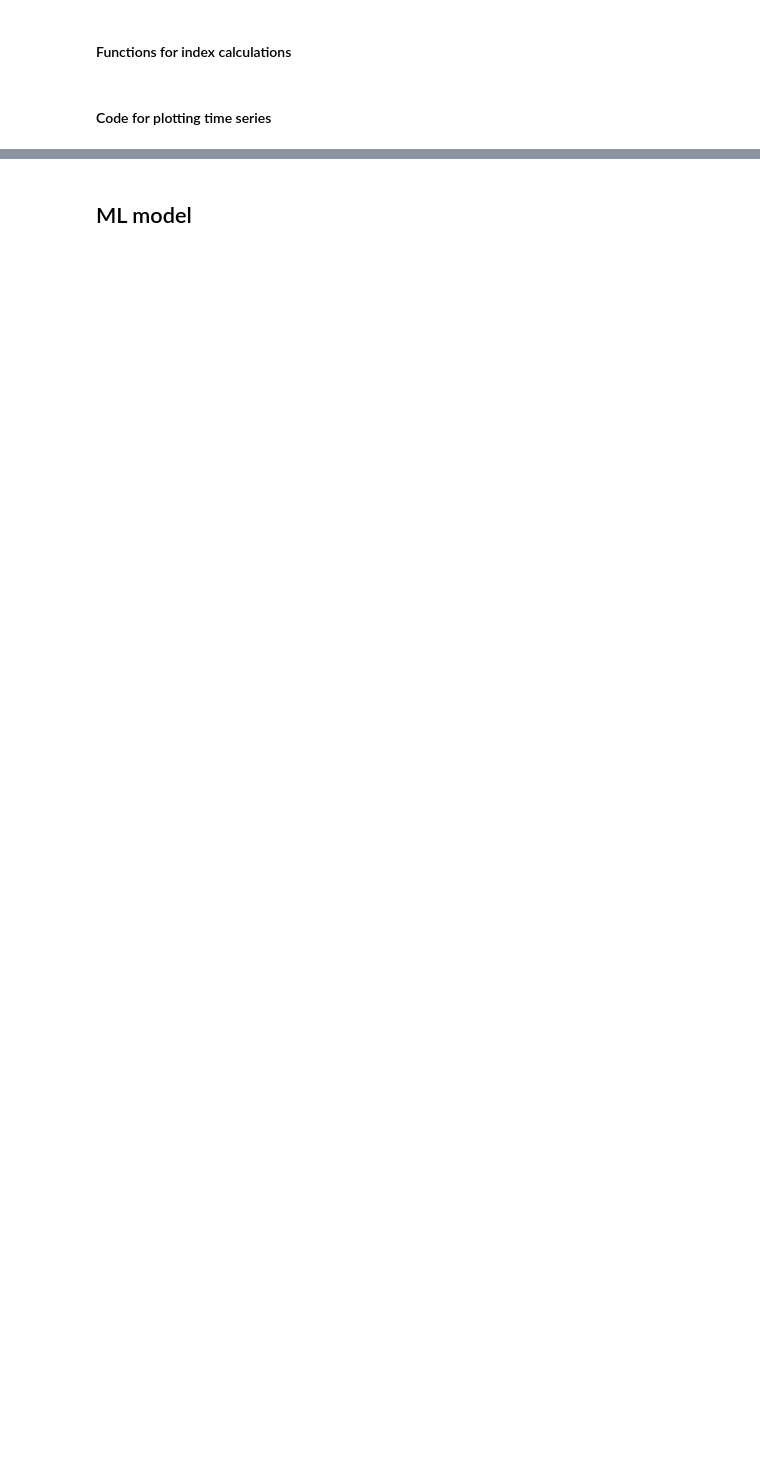
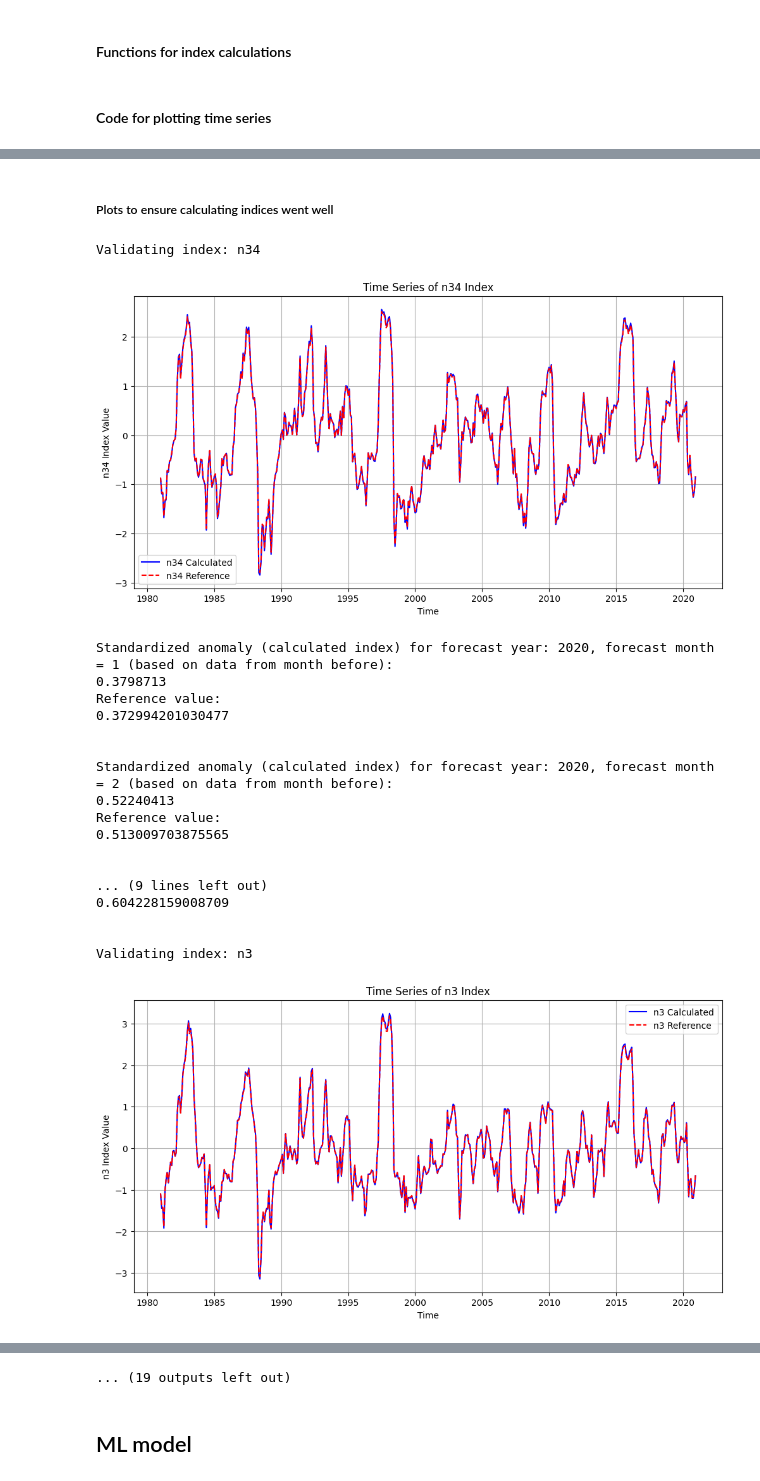
Before and after one commit to SeasonalForecastingEngine/CONFER-WP3, a Jupyter notebook: notebooks/lasso_fcst_validation.ipynb, the cells around one changed output, grey strips where cells are left out. Saved outputs shown, nothing was run; the diff lists cells and outputs as text; code cells hidden in the pictures; blank space fills up the shorter version.

Commit message:
modified:   notebooks/lasso_fcst_example.ipynb 	modified:   notebooks/lasso_fcst_validation.ipynb 	modified:   src/confer_wp3/lasso_forecast.py 	modified:   src/confer_wp3/validation.py

```diff
--- a/notebooks/lasso_fcst_validation.ipynb
+++ b/notebooks/lasso_fcst_validation.ipynb
@@ -901,20 +335,0 @@ for month in range(1, 3):
-# %%
-time_series_dmi_diff1_df = prepare_time_series_data(sst_data, "dmi", period_clm, period_train, months, diff1 = True)
-
-# Reference values for index dmi_diff1
-dmi_diff1_index_reference = pd.read_csv(f"{filepath_indices}dmi_diff1_full.csv")
-time_series_dmi_diff1_reference_df = process_reference_index(dmi_diff1_index_reference, period_train)
-
-# Merge and plot dataframes
-merged_df = pd.merge(time_series_wpg_df, time_series_wpg_reference_df, on=['year', 'month'], suffixes=('_calculated', '_reference'))
-plot_time_series(merged_df, "dmi_diff1", comparison = True)
-
-for month in range(1, 3):
-    print(f"Standardized anomaly (calculated index) for forecast year: {forecast_year}, forecast month = {month} (based on data from month before):")
-    print(standardize_index_diff1(sst_data, "dmi", period_clm, year_fcst=forecast_year, month_init=month, before = True).sst.values)
-    print(f"Reference value:")
-    if month == 1:
-        print(dmi_diff1_index_reference[(dmi_diff1_index_reference["year"] == forecast_year-1) & (dmi_diff1_index_reference["month"] == 12)].fl.values[0])
-    else:
-        print(dmi_diff1_index_reference[(dmi_diff1_index_reference["year"] == forecast_year) & (dmi_diff1_index_reference["month"] == month-1)].fl.values[0])
-    print("\n")
@@ -920,0 +415,54 @@ for month in range(1, 3):
+# %% [markdown]
+##### Plots to ensure calculating indices went well
+# %%
+for index in era5_indices.columns:
+    if index not in ['year', 'month']: # Skip 'year' and 'month' columns
+        print(f"Validating index: {index}")
+
+        # Extract the relevant columns for this index
+        index_df = era5_indices[['year', 'month', index]].rename(columns={index: 'standardized_anomaly'})
+
+        reference_df = process_reference_index(pd.read_csv(f"{filepath_indices}{index}_full.csv"), period_train)
+
+        # Merge and plot dataframes
+        merged_df = pd.merge(index_df, reference_df, on=['year', 'month'], suffixes=('_calculated', '_reference'))
+        plot_time_series(merged_df, index, comparison = True)
+
+        # Print some values for comparison
+        for month in range(1, 5):
+            print(f"Standardized anomaly (calculated index) for forecast year: {year_fcst}, forecast month = {month} (based on data from month before):")
+
+            # Get the calculated value from era5_indices
+            if month == 1:
+                calculated_value = era5_indices[(era5_indices['year'] == year_fcst-1) & (era5_indices['month'] == 12)][index].values[0]
+            else:
+                calculated_value = era5_indices[(era5_indices['year'] == year_fcst) & (era5_indices['month'] == month-1)][index].values[0]
+            print(calculated_value)
+
+            print(f"Reference value:")
+            if month == 1:
+                print(reference_df[(reference_df["year"] == year_fcst-1) & (reference_df["month"] == 12)].fl.values[0])
+            else:
+                print(reference_df[(reference_df["year"] == year_fcst) & (reference_df["month"] == month-1)].fl.values[0])
+            print("\n")
+# %% [output]
+Validating index: n34
+[figure, added]
+Standardized anomaly (calculated index) for forecast year: 2020, forecast month = 1 (based on data from month before):
+0.3798713
+Reference value:
+0.372994201030477
+
+
+Standardized anomaly (calculated index) for forecast year: 2020, forecast month = 2 (based on data from month before):
+0.52240413
+Reference value:
+0.513009703875565
+
+
+... (9 lines left out)
+0.604228159008709
+
+
+Validating index: n3
+[figure, added]
@@ -921,3 +541,4 @@ for month in range(1, 3):
+... (19 outputs left out)
 # %% [markdown]
 ## ML model
 # %%
```
Also changed, not shown: parts of 59 cells of this notebook, 3 other files.
